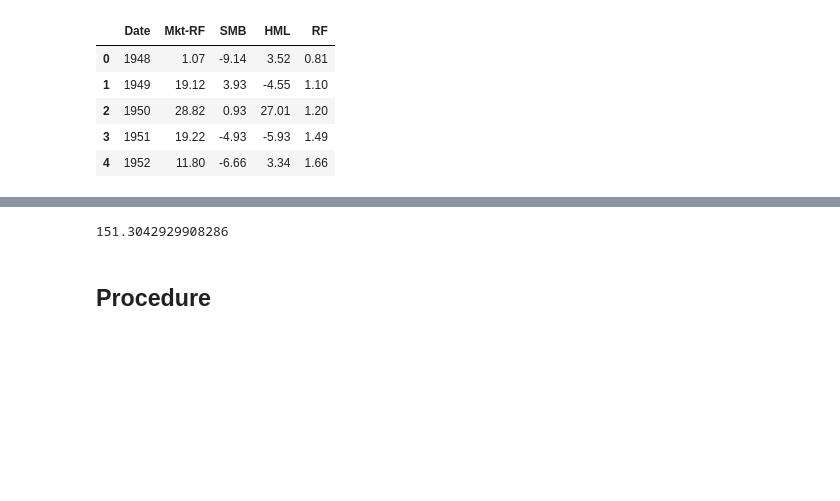
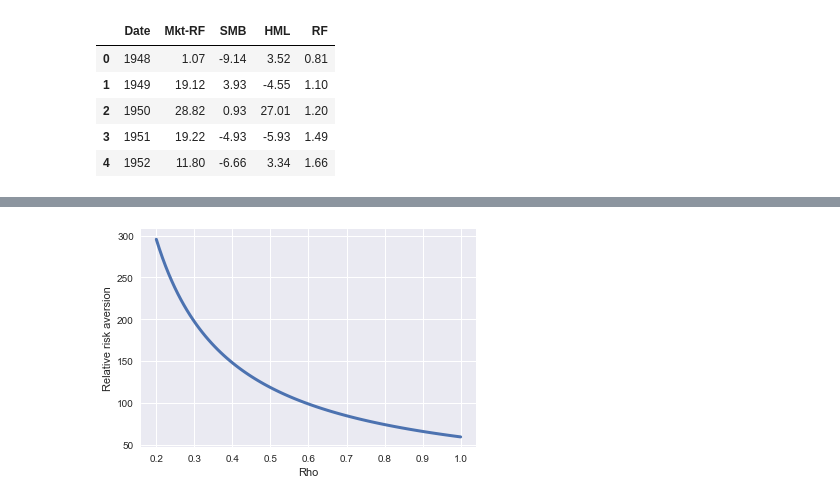
Before and after one commit to Wentworthliu123/Empirical-Asset-Pricing-A-2021, a Jupyter notebook: HW1_Puzzles.ipynb, the cells around one changed output, grey strips where cells are left out. Drawn from its saved outputs; the diff is of its cells as text; code cells hidden in the pictures; blank space fills up the shorter version.

Commit message:
I wrap up my assignment with parameter test, the sensitive part of this model is that consumption's volatility, note that BEA process the growth in annualized way

```diff
--- a/HW1_Puzzles.ipynb
+++ b/HW1_Puzzles.ipynb
@@ -163,11 +170,8 @@ print(summary_stats.to_latex(index=False))
 # %%
 # Define a funtion to calculate the risk aversion coefficient
-def risk_aversion(Er_Mkt, rf, Var_r, covariance):
-    gamma = (Er_Mkt - rf + Var_r/2)/(covariance)
+def risk_aversion_etd(Er_Mkt, rf, vol_mkt, vol_cons, rho):
+    gamma = (Er_Mkt - rf + vol_mkt**2/2)/(vol_cons* vol_mkt* rho)
     return gamma
-
-risk_aversion(summary_stats.loc[0,'average market excess return'],summary_stats.loc[0,'average risk-free rate'],summary_stats.loc[0,'volatility of market excess return']**2,summary_stats.loc[0,'covariance of market and consumption'])
+merged_data[['Consumption','Mkt']].corr().iloc[0,1]
+x_rho = np.linspace(0.20,1, 100)
+y_rra = risk_aversion_etd(summary_stats.loc[0,'average market excess return'],summary_stats.loc[0,'average risk-free rate'],summary_stats.loc[0,'volatility of market excess return'],summary_stats.loc[0,'volatility of consumption growth'],x_rho)
-# %% [output]
-151.3042929908286
-# %% [markdown]
-## Procedure
@@ -175,0 +178,8 @@ Equity Premium Puzzle
+# %%
+# Make the plot of RRA(rho)
+plt.plot(x_rho, y_rra,linewidth=3)
+plt.xlabel('Rho')
+plt.ylabel('Relative risk aversion')
+plt.savefig("p3q1")
+# %% [output]
+[figure, added]
```
Also changed, not shown: parts of 12 cells of this notebook, 4 other files.
